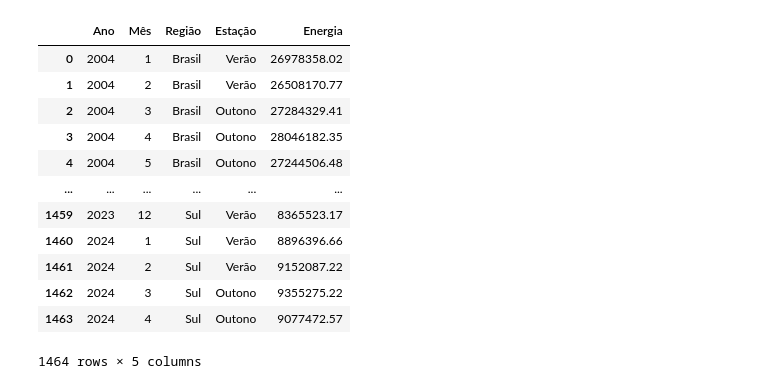
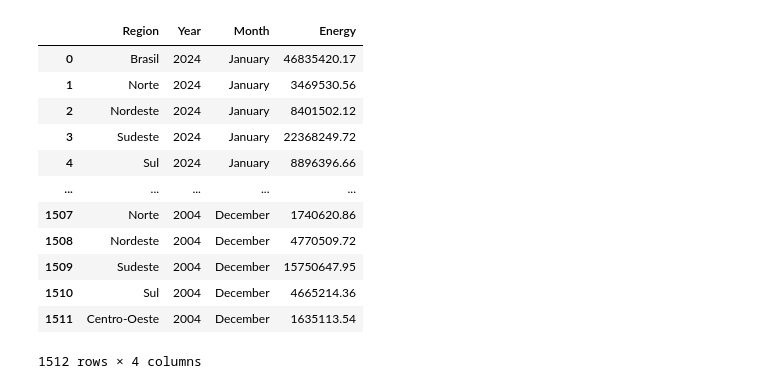
Before and after one commit to andrevargas22/mlops_project, a Jupyter notebook: notebooks/notebook_consumo.ipynb, the cells around one changed output. Drawn from its saved outputs; the diff is of its cells as text; code cells hidden in the pictures.

```diff
--- a/notebooks/notebook_consumo.ipynb
+++ b/notebooks/notebook_consumo.ipynb
@@ -64,12 +8,0 @@ num_groups = len(df_filter_total) // rows_per_group
-# %%
-years = []
-
-# Assign years to each row
-for i in range(num_groups):
-    year = current_year - i
-    years.extend([year] * rows_per_group)
-
-# If there are remaining rows that form an incomplete group, add the remaining year
-remaining_rows = len(df_filter_total) % rows_per_group
-if remaining_rows > 0:
-    years.extend([current_year - num_groups] * remaining_rows)
@@ -185,24 +8,0 @@ df_long
-# %%
-# drop rows with 0 values
-df_final = df_long[df_long['Energia'] != 0]
-df_final.reset_index(drop=True)
-
-df_final = df_final[['Ano', 'Mês', 'Região', 'Estação', 'Energia']]
-
-df_final = df_final.sort_values(by=['Região', 'Ano', 'Mês']).reset_index(drop=True)
-
-df_final
-# %% [output]
-|  | Ano | Mês | Região | Estação | Energia |
-| 0 | 2004 | 1 | Brasil | Verão | 26978358.02 |
-| 1 | 2004 | 2 | Brasil | Verão | 26508170.77 |
-| 2 | 2004 | 3 | Brasil | Outono | 27284329.41 |
-| 3 | 2004 | 4 | Brasil | Outono | 28046182.35 |
-| 4 | 2004 | 5 | Brasil | Outono | 27244506.48 |
-| ... | ... | ... | ... | ... | ... |
-| 1459 | 2023 | 12 | Sul | Verão | 8365523.17 |
-| 1460 | 2024 | 1 | Sul | Verão | 8896396.66 |
-| 1461 | 2024 | 2 | Sul | Verão | 9152087.22 |
-| 1462 | 2024 | 3 | Sul | Outono | 9355275.22 |
-| 1463 | 2024 | 4 | Sul | Outono | 9077472.57 |
-1464 rows × 5 columns
@@ -212,2 +86,19 @@ df_final.to_csv('../data/processed/consumo_energia.csv', index=False)
 # %%
 df = pd.read_excel('../data/raw/consumo.xls')
+df = clean_energy_data(df)
+
+df
+# %% [output]
+|  | Region | Year | Month | Energy |
+| 0 | Brasil | 2024 | January | 46835420.17 |
+| 1 | Norte | 2024 | January | 3469530.56 |
+| 2 | Nordeste | 2024 | January | 8401502.12 |
+| 3 | Sudeste | 2024 | January | 22368249.72 |
+| 4 | Sul | 2024 | January | 8896396.66 |
+| ... | ... | ... | ... | ... |
+| 1507 | Norte | 2004 | December | 1740620.86 |
+| 1508 | Nordeste | 2004 | December | 4770509.72 |
+| 1509 | Sudeste | 2004 | December | 15750647.95 |
+| 1510 | Sul | 2004 | December | 4665214.36 |
+| 1511 | Centro-Oeste | 2004 | December | 1635113.54 |
+1512 rows × 4 columns
```
Also changed, not shown: parts of 20 cells of this notebook, 12 other files.
